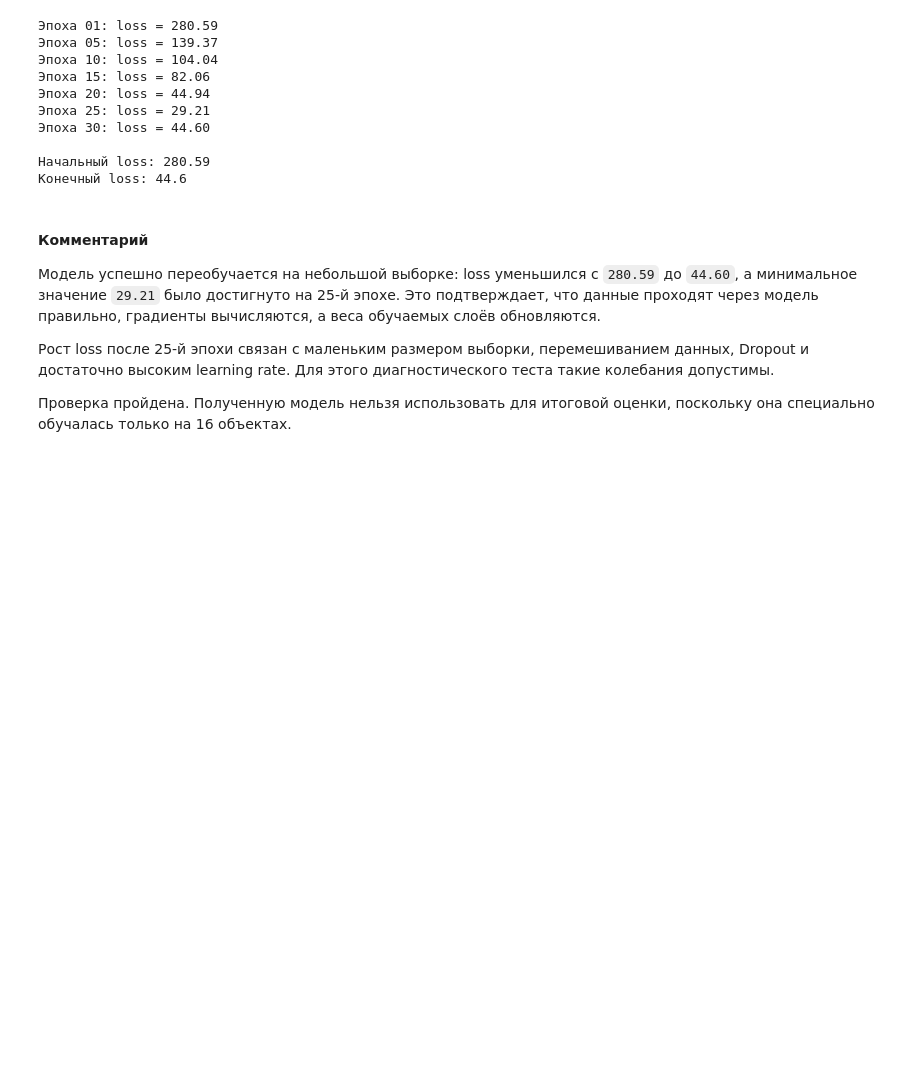
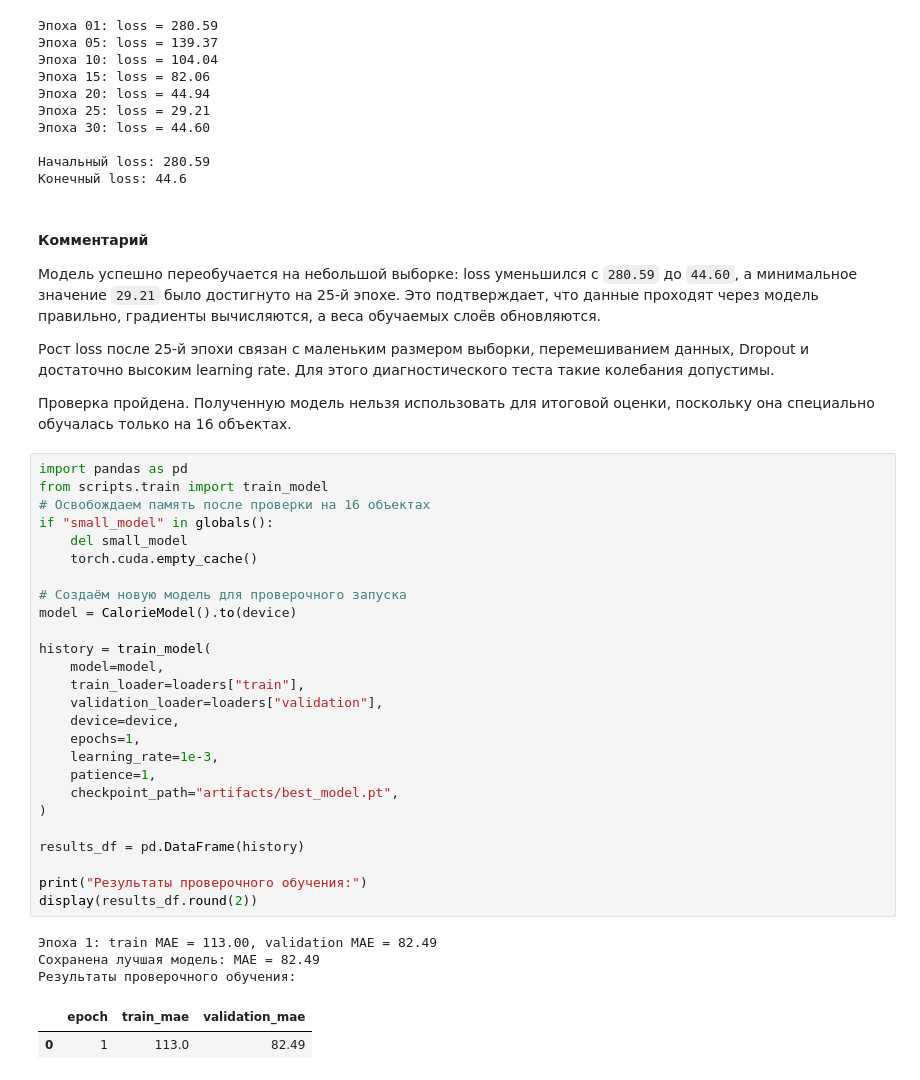
Before and after one commit to Tuinf1/04_multimodal-food-calorie-estimation, a Jupyter notebook: project.ipynb, the cells around one changed output. Drawn from its saved outputs; the diff is of its cells as text; blank space fills up the shorter version.

```diff
--- a/project.ipynb
+++ b/project.ipynb
@@ -794,3 +794,35 @@ print("Конечный loss:", round(loss_history[-1], 2))
 Рост loss после 25-й эпохи связан с маленьким размером выборки, перемешиванием данных, Dropout и достаточно высоким learning rate. Для этого диагностического теста такие колебания допустимы.
 
 Проверка пройдена. Полученную модель нельзя использовать для итоговой оценки, поскольку она специально обучалась только на 16 объектах.
+# %%
+import pandas as pd
+from scripts.train import train_model
+# Освобождаем память после проверки на 16 объектах
+if "small_model" in globals():
+    del small_model
+    torch.cuda.empty_cache()
+
+# Создаём новую модель для проверочного запуска
+model = CalorieModel().to(device)
+
+history = train_model(
+    model=model,
+    train_loader=loaders["train"],
+    validation_loader=loaders["validation"],
+    device=device,
+    epochs=1,
+    learning_rate=1e-3,
+    patience=1,
+    checkpoint_path="artifacts/best_model.pt",
+)
+
+results_df = pd.DataFrame(history)
+
+print("Результаты проверочного обучения:")
+display(results_df.round(2))
+# %% [output]
+Эпоха 1: train MAE = 113.00, validation MAE = 82.49
+Сохранена лучшая модель: MAE = 82.49
+Результаты проверочного обучения:
+|  | epoch | train_mae | validation_mae |
+| 0 | 1 | 113.0 | 82.49 |
```
Also changed, not shown: parts of 15 cells of this notebook, 9 other files.
